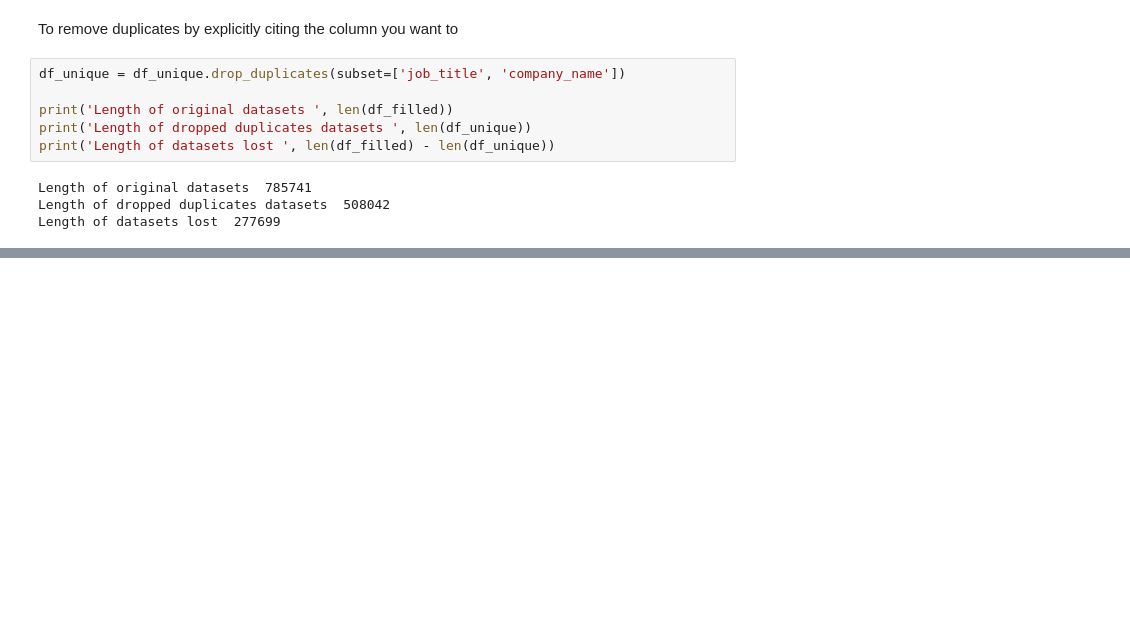
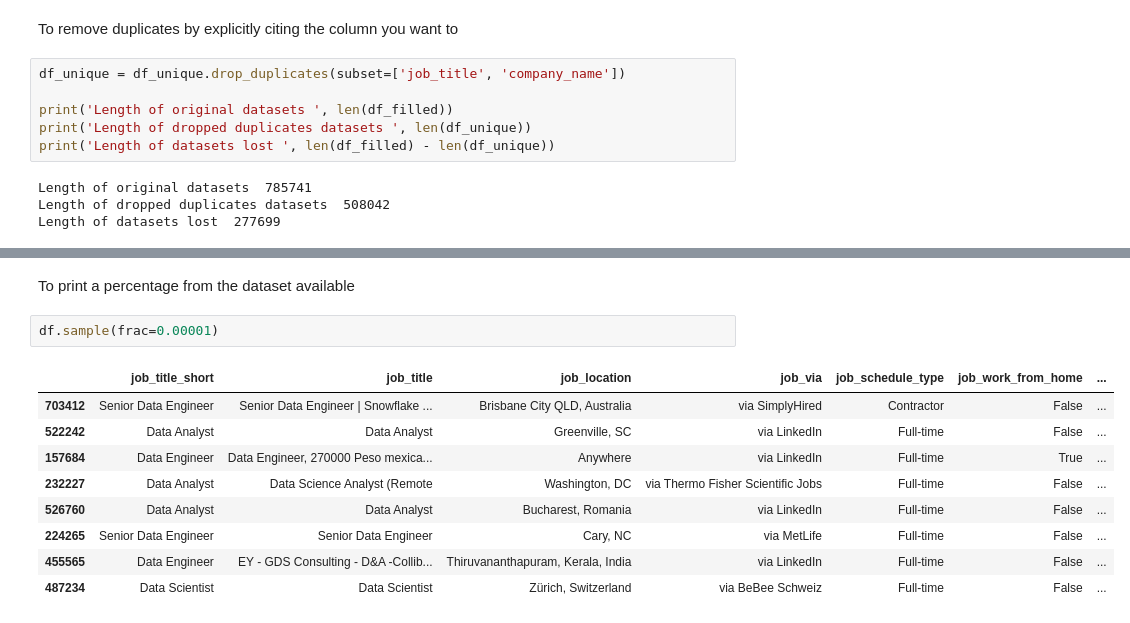
Before and after one commit to dateenbee2442/PYTHON_CORE_TOPICS, a Jupyter notebook: ADVANCE_LEVEL/Panda_Accessing_Data.ipynb, the cells around one changed output, grey strips where cells are left out. Saved outputs shown, nothing was run; the diff lists cells and outputs as text; blank space fills up the shorter version.

Commit message:
data management and dropping duplicates

```diff
--- a/ADVANCE_LEVEL/Panda_Accessing_Data.ipynb
+++ b/ADVANCE_LEVEL/Panda_Accessing_Data.ipynb
@@ -191,0 +252,14 @@ Length of datasets lost  277699
+# %% [markdown]
+To print a percentage from the dataset available
+# %%
+df.sample(frac=0.00001)
+# %% [output]
+|  | job_title_short | job_title | job_location | job_via | job_schedule_type | job_work_from_home | ... |
+| 703412 | Senior Data Engineer | Senior Data Engineer | Snowflake ... | Brisbane City QLD, Australia | via SimplyHired | Contractor | False | ... |
+| 522242 | Data Analyst | Data Analyst | Greenville, SC | via LinkedIn | Full-time | False | ... |
+| 157684 | Data Engineer | Data Engineer, 270000 Peso mexica... | Anywhere | via LinkedIn | Full-time | True | ... |
+| 232227 | Data Analyst | Data Science Analyst (Remote | Washington, DC | via Thermo Fisher Scientific Jobs | Full-time | False | ... |
+| 526760 | Data Analyst | Data Analyst | Bucharest, Romania | via LinkedIn | Full-time | False | ... |
+| 224265 | Senior Data Engineer | Senior Data Engineer | Cary, NC | via MetLife | Full-time | False | ... |
+| 455565 | Data Engineer | EY - GDS Consulting - D&A -Collib... | Thiruvananthapuram, Kerala, India | via LinkedIn | Full-time | False | ... |
+| 487234 | Data Scientist | Data Scientist | Zürich, Switzerland | via BeBee Schweiz | Full-time | False | ... |
```
Also changed, not shown: parts of 4 cells of this notebook.
